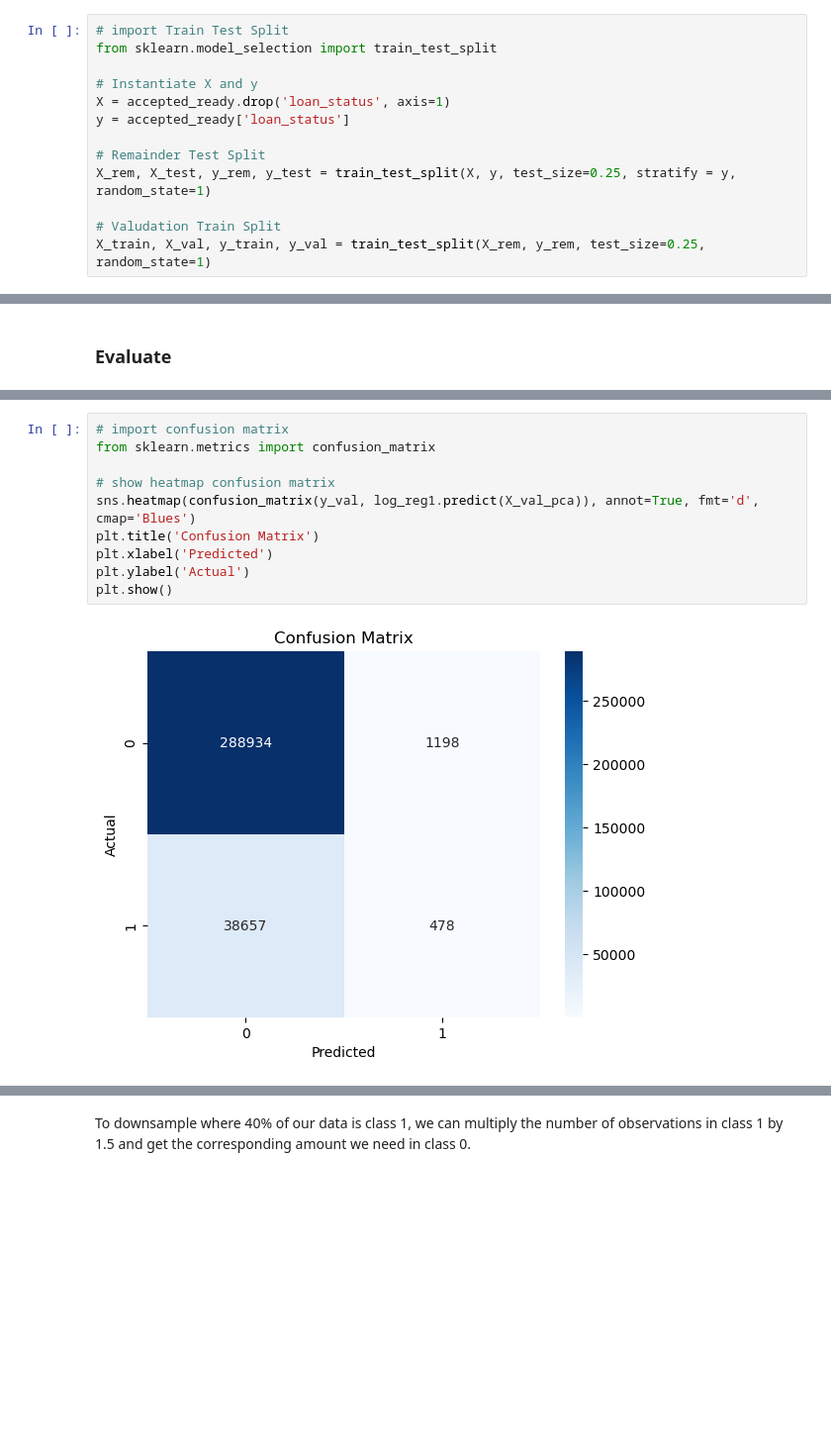
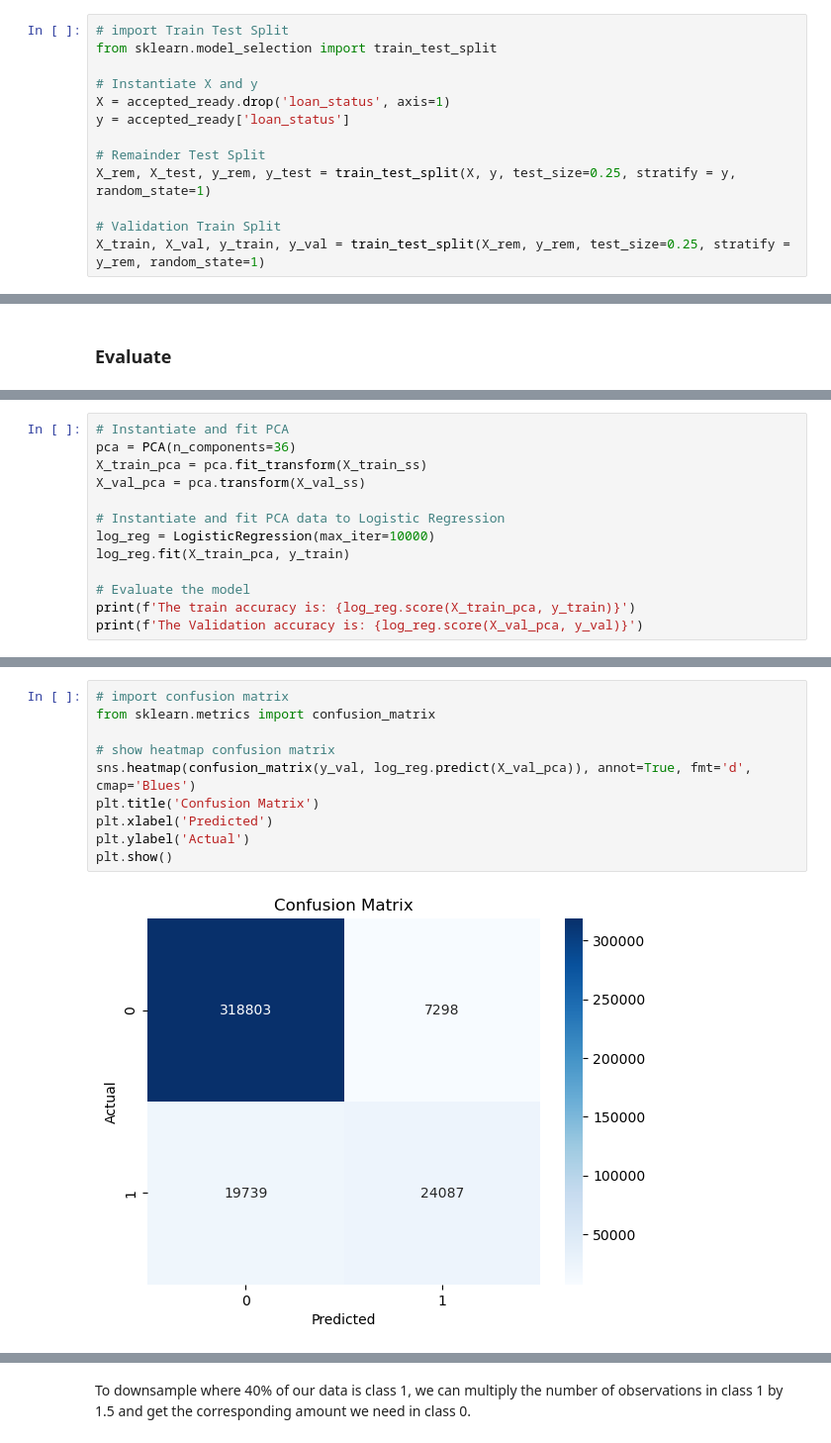
Before and after one commit to devenpatelmac/Loan-Default-Prediction, a Jupyter notebook: capstone_modeling.ipynb, the cells around one changed output, grey strips where cells are left out. Shown at 99% size. Saved outputs shown, nothing was run; the diff lists cells and outputs as text; blank space fills up the shorter version.

```diff
--- a/capstone_modeling.ipynb
+++ b/capstone_modeling.ipynb
@@ -75,5 +87,5 @@ y = accepted_ready['loan_status']
 # Remainder Test Split
 X_rem, X_test, y_rem, y_test = train_test_split(X, y, test_size=0.25, stratify = y, random_state=1)
 
-# Valudation Train Split
-X_train, X_val, y_train, y_val = train_test_split(X_rem, y_rem, test_size=0.25, random_state=1)
+# Validation Train Split
+X_train, X_val, y_train, y_val = train_test_split(X_rem, y_rem, test_size=0.25, stratify = y_rem, random_state=1)
@@ -191,0 +272,13 @@ plt.show()
+# %%
+# Instantiate and fit PCA
+pca = PCA(n_components=36)
+X_train_pca = pca.fit_transform(X_train_ss)
+X_val_pca = pca.transform(X_val_ss)
+
+# Instantiate and fit PCA data to Logistic Regression
+log_reg = LogisticRegression(max_iter=10000)
+log_reg.fit(X_train_pca, y_train)
+
+# Evaluate the model
+print(f'The train accuracy is: {log_reg.score(X_train_pca, y_train)}')
+print(f'The Validation accuracy is: {log_reg.score(X_val_pca, y_val)}')
@@ -207,12 +306,12 @@ weighted avg       0.81      0.88      0.83    329267
 # %%
 # import confusion matrix
 from sklearn.metrics import confusion_matrix
 
 # show heatmap confusion matrix
-sns.heatmap(confusion_matrix(y_val, log_reg1.predict(X_val_pca)), annot=True, fmt='d', cmap='Blues')
+sns.heatmap(confusion_matrix(y_val, log_reg.predict(X_val_pca)), annot=True, fmt='d', cmap='Blues')
 plt.title('Confusion Matrix')
 plt.xlabel('Predicted')
 plt.ylabel('Actual')
 plt.show()
 # %% [output]
-[figure, old version]
+[figure, new version]
```
Also changed, not shown: parts of 203 cells of this notebook.
